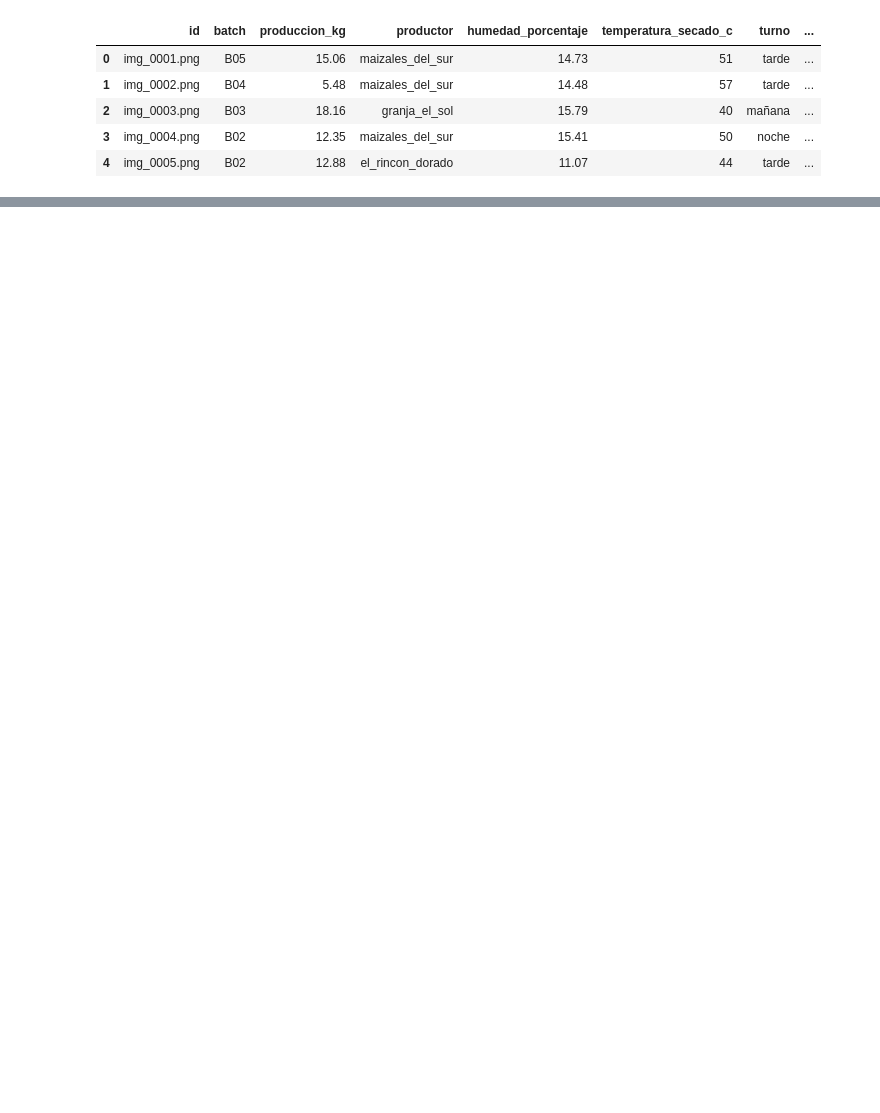
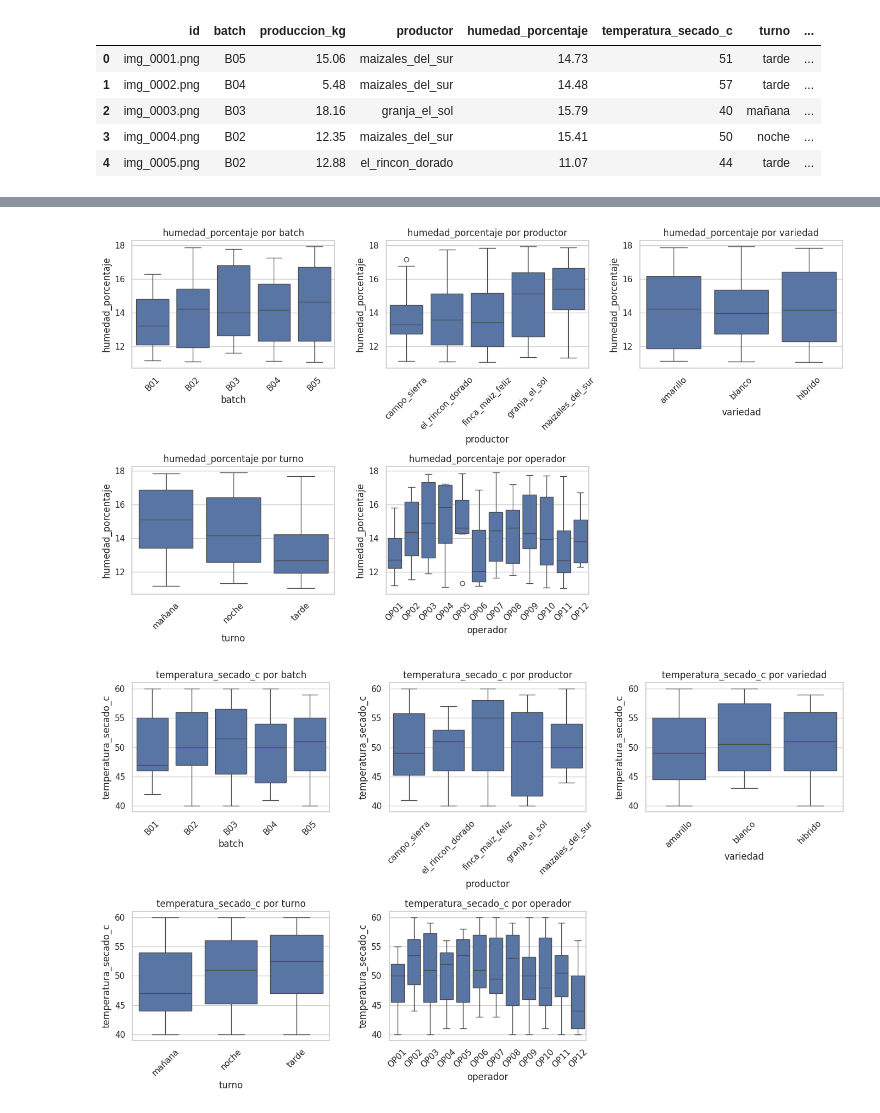
Before and after one commit to fcMeade1/maiz_vistrosidad, a Jupyter notebook: notebooks/analisis_maiz_fcm.ipynb, the cells around one changed output, grey strips where cells are left out. Saved outputs shown, nothing was run; the diff lists cells and outputs as text; code cells hidden in the pictures; blank space fills up the shorter version.

```diff
--- a/notebooks/analisis_maiz_fcm.ipynb
+++ b/notebooks/analisis_maiz_fcm.ipynb
@@ -39,0 +226,26 @@ df.head()
+# %%
+def panel_num_vs_cat(df):
+
+    for num in num_cols:
+        n = len(cat_cols)
+        cols = 3
+        rows = (n + cols - 1) // cols
+
+        fig, axes = plt.subplots(rows, cols, figsize=(14, 4*rows))
+        axes = axes.flatten()
+
+        for ax, cat in zip(axes, cat_cols):
+            sns.boxplot(x=df[cat], y=df[num], ax=ax)
+            ax.set_title(f"{num} por {cat}")
+            ax.tick_params(axis='x', rotation=45)
+
+        for ax in axes[n:]:
+            ax.set_visible(False)
+
+        plt.tight_layout()
+        plt.show()
+
+panel_num_vs_cat(df)
+# %% [output]
+[figure, added]
+[figure, added]
```
Also changed, not shown: parts of 18 cells of this notebook.
